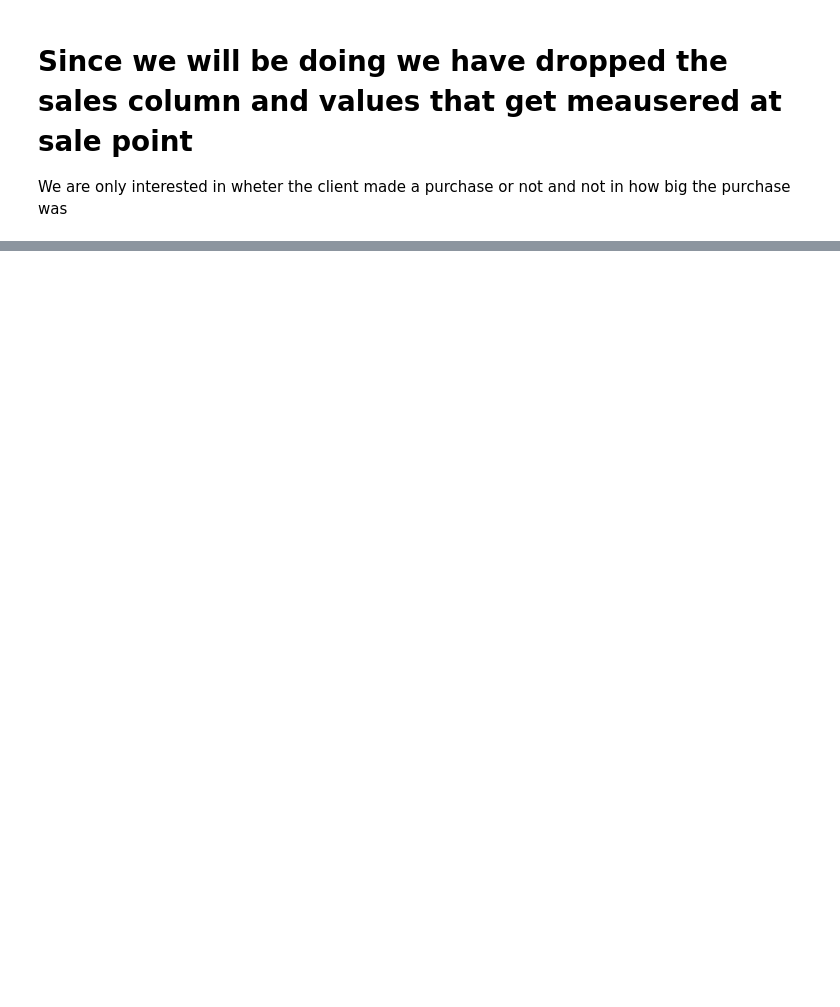
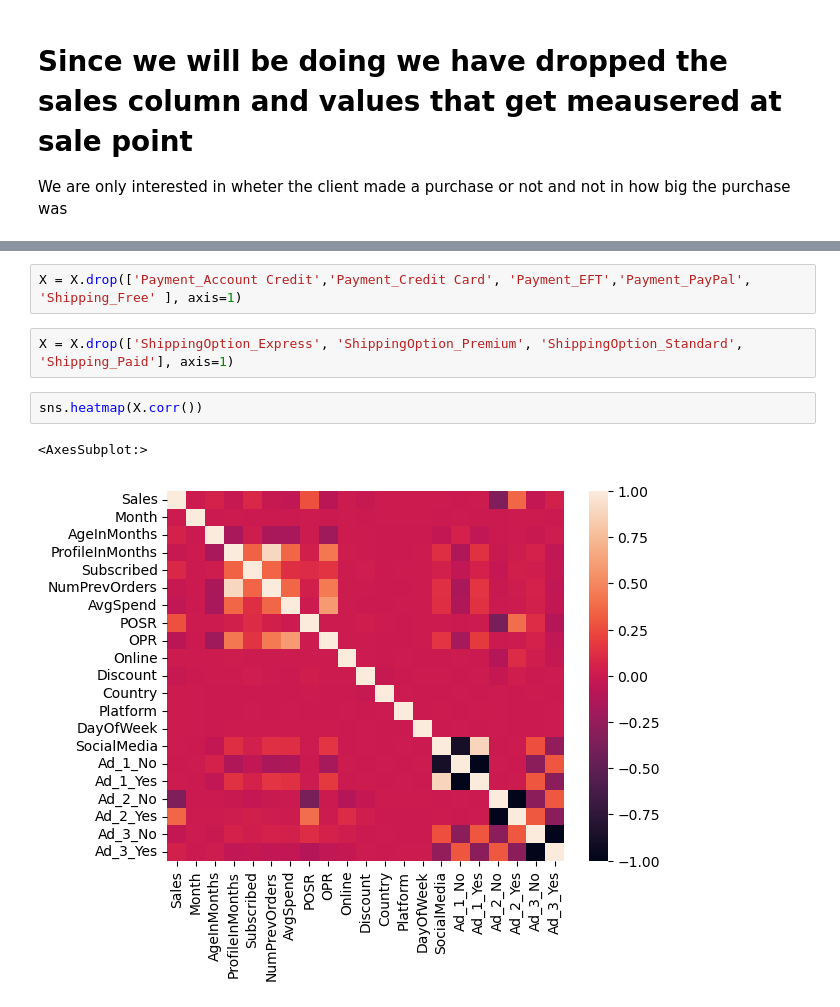
Before and after one commit to Ryno-Pieterse/DS241-Project, a Jupyter notebook: DataScienceFAS.ipynb, the cells around one changed output, grey strips where cells are left out. Saved outputs shown, nothing was run; the diff lists cells and outputs as text; blank space fills up the shorter version.

```diff
--- a/DataScienceFAS.ipynb
+++ b/DataScienceFAS.ipynb
@@ -357,0 +406,9 @@ Drop Num of profile in months and Social media
+# %%
+X = X.drop(['Payment_Account Credit','Payment_Credit Card', 'Payment_EFT','Payment_PayPal', 'Shipping_Free' ], axis=1)
+# %%
+X = X.drop(['ShippingOption_Express', 'ShippingOption_Premium', 'ShippingOption_Standard', 'Shipping_Paid'], axis=1)
+# %%
+sns.heatmap(X.corr())
+# %% [output]
+<AxesSubplot:>
+[figure, added]
```
Also changed, not shown: parts of 42 cells of this notebook.
